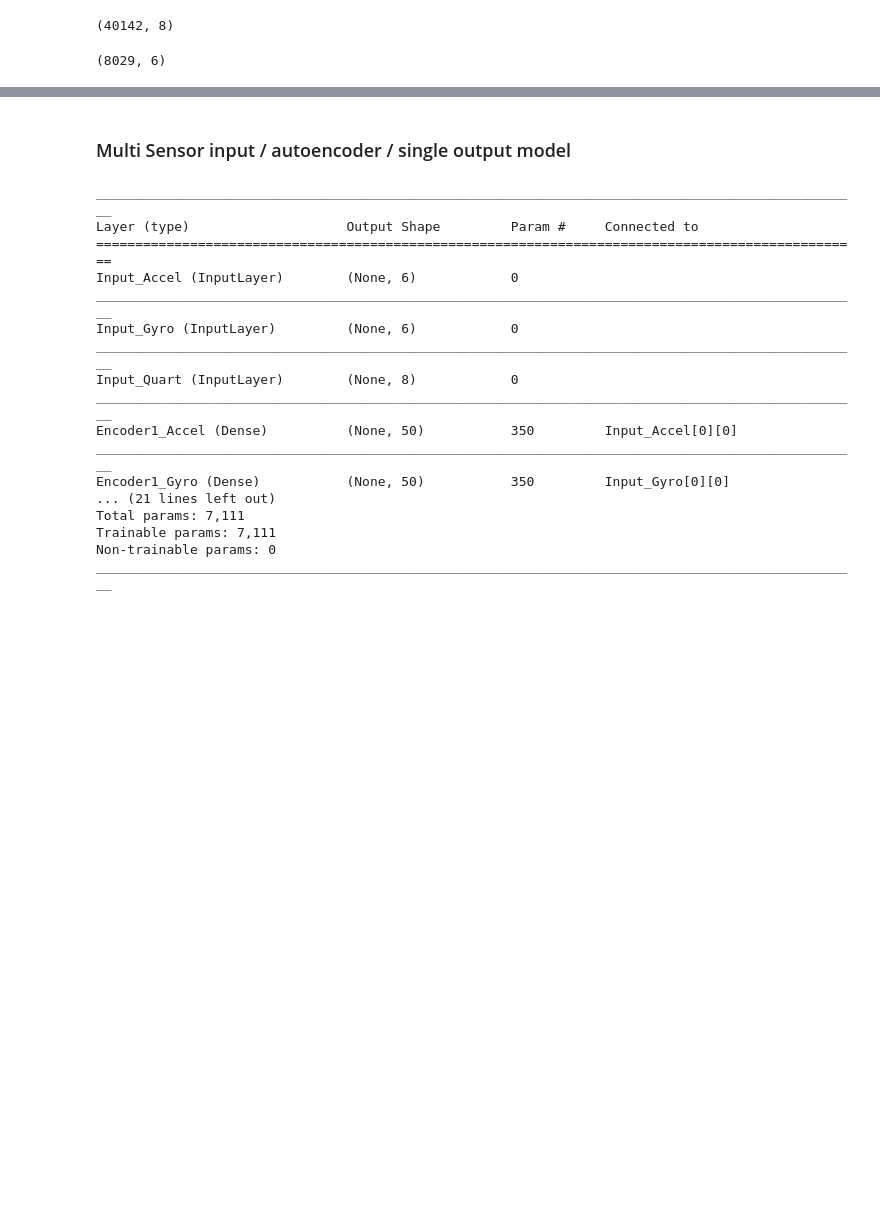
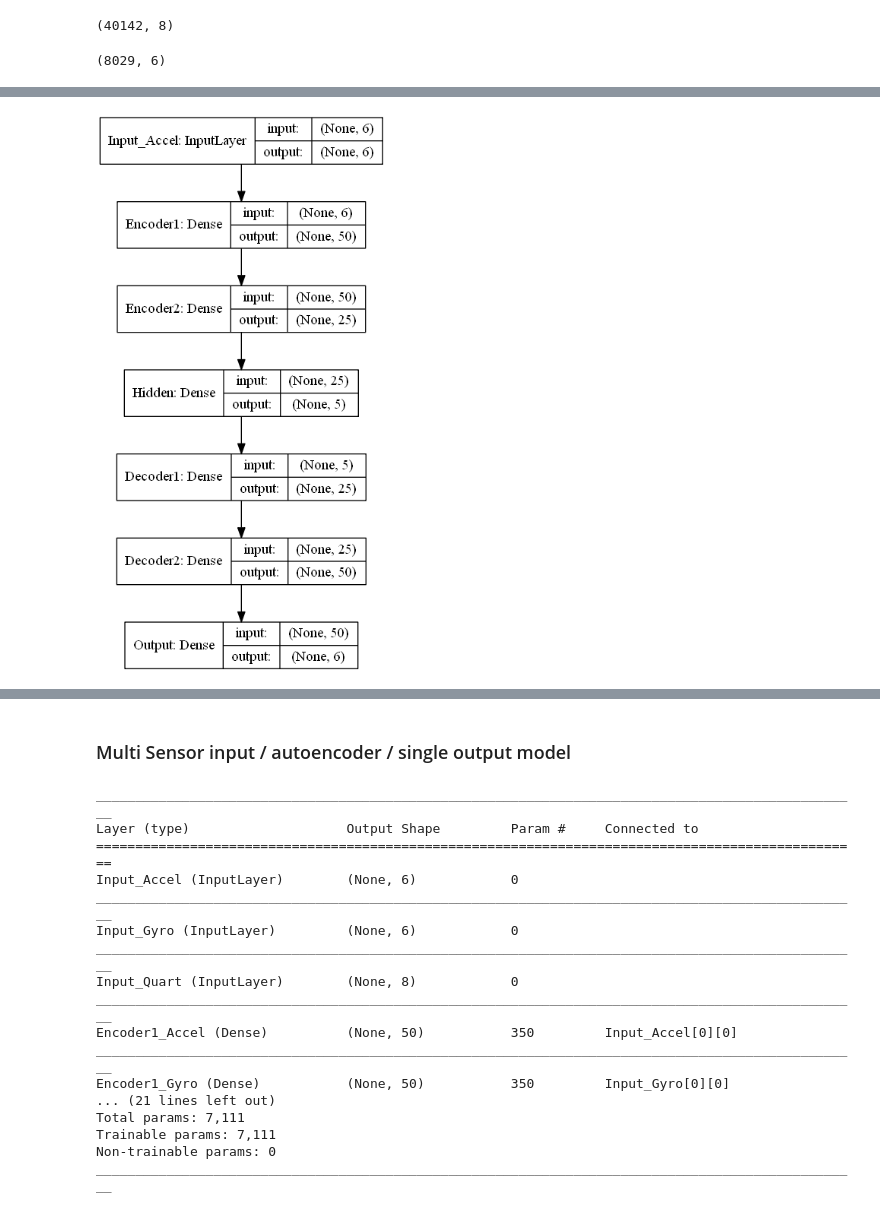
Before and after one commit to raymondng76/PRS-ISSM-2019-09-09-IS1FT-CA3, a Jupyter notebook: code/CA3.ipynb, the cells around one changed output, grey strips where cells are left out. Drawn from its saved outputs; the diff is of its cells as text; code cells hidden in the pictures; blank space fills up the shorter version.

Commit message:
Update CA3.ipynb
add base model

```diff
--- a/code/CA3.ipynb
+++ b/code/CA3.ipynb
@@ -173,0 +186,19 @@ np.random.seed(seed)
+# %%
+def build_base_model(train_accel):
+    # Input dimension
+    accel_dim = train_accel.shape[1]
+    input_accel = Input(shape=(accel_dim,), name='Input_Accel')
+    # Encoder
+    encoder = Dense(50, activation='relu', name='Encoder1')(input_accel)
+    encoder = Dense(25, activation='relu', name='Encoder2')(encoder)
+    # Hidden
+    hidden = Dense(5, activation='relu', name='Hidden')(encoder)
+    # Decoder
+    decoder = Dense(25, activation='relu', name='Decoder1')(hidden)
+    decoder = Dense(50, activation='relu', name='Decoder2')(decoder)
+    output = Dense(6, activation='relu', name='Output')(decoder)
+    model = Model(inputs=input_accel, output=output)
+    return model
+# %%
+bmodel = build_base_model(train_accel)
+bmodel.summary()
@@ -173,0 +223,8 @@ np.random.seed(seed)
+# %%
+plot_model(bmodel,
+           to_file='modelb.png',
+           show_shapes=True,
+           show_layer_names=True)
+IPython.display.Image('modelb.png')
+# %% [output]
+[figure, added]
```
Also changed, not shown: parts of 21 cells of this notebook.
